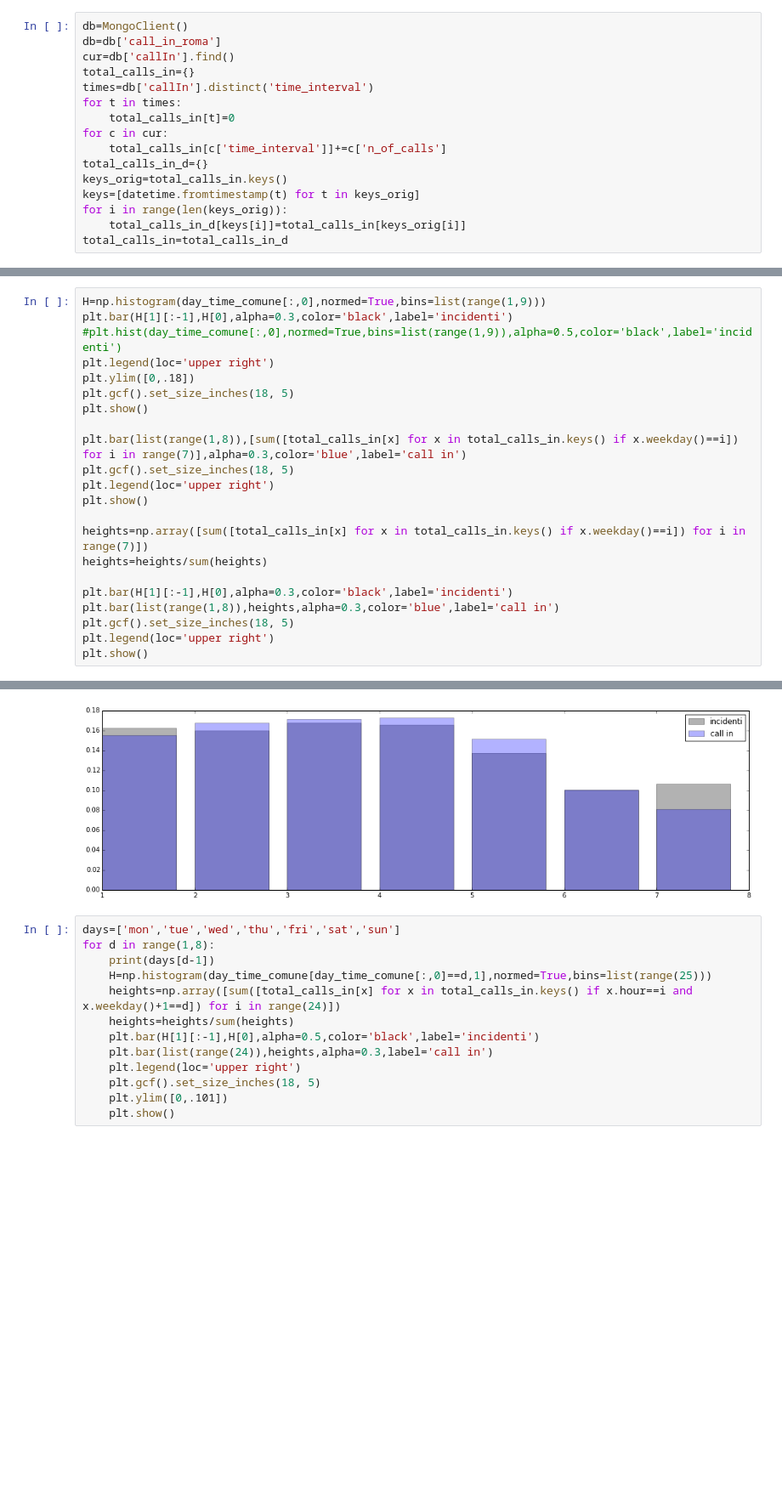
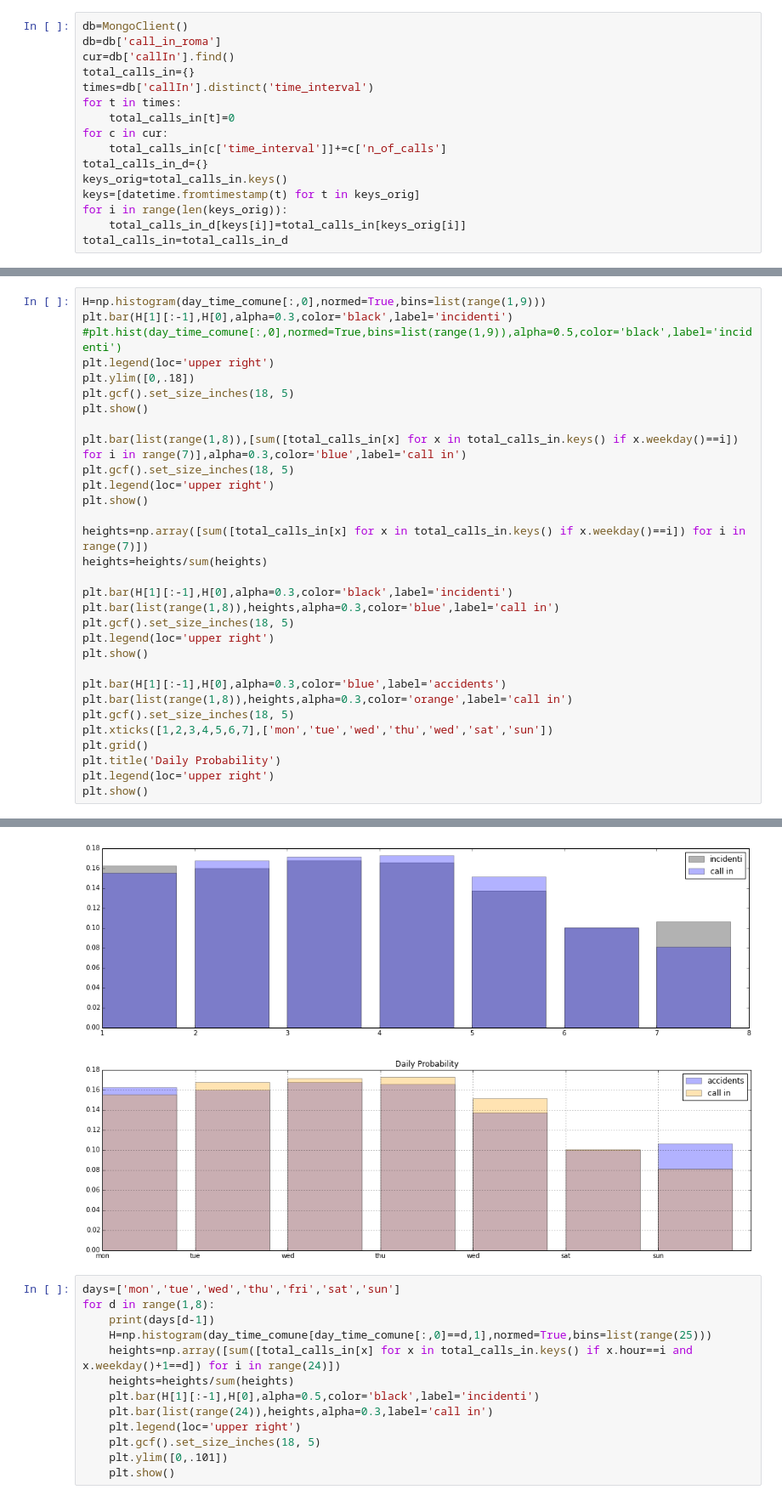
Before and after one commit to massaroantonio/telecom_bigdata, a Jupyter notebook: correlation_incindents_call_in.ipynb, the cells around one changed output, grey strips where cells are left out. Shown at 85% size. Drawn from its saved outputs; the diff is of its cells as text; blank space fills up the shorter version.

```diff
--- a/correlation_incindents_call_in.ipynb
+++ b/correlation_incindents_call_in.ipynb
@@ -70,29 +74,39 @@ plt.show()
 # %%
 H=np.histogram(day_time_comune[:,0],normed=True,bins=list(range(1,9)))
 plt.bar(H[1][:-1],H[0],alpha=0.3,color='black',label='incidenti')
 #plt.hist(day_time_comune[:,0],normed=True,bins=list(range(1,9)),alpha=0.5,color='black',label='incidenti')
 plt.legend(loc='upper right')
 plt.ylim([0,.18])
 plt.gcf().set_size_inches(18, 5)
 plt.show()
 
 plt.bar(list(range(1,8)),[sum([total_calls_in[x] for x in total_calls_in.keys() if x.weekday()==i]) for i in range(7)],alpha=0.3,color='blue',label='call in')
 plt.gcf().set_size_inches(18, 5)
 plt.legend(loc='upper right')
 plt.show()
 
 heights=np.array([sum([total_calls_in[x] for x in total_calls_in.keys() if x.weekday()==i]) for i in range(7)])
 heights=heights/sum(heights)
 
 plt.bar(H[1][:-1],H[0],alpha=0.3,color='black',label='incidenti')
 plt.bar(list(range(1,8)),heights,alpha=0.3,color='blue',label='call in')
 plt.gcf().set_size_inches(18, 5)
 plt.legend(loc='upper right')
 plt.show()
+
+plt.bar(H[1][:-1],H[0],alpha=0.3,color='blue',label='accidents')
+plt.bar(list(range(1,8)),heights,alpha=0.3,color='orange',label='call in')
+plt.gcf().set_size_inches(18, 5)
+plt.xticks([1,2,3,4,5,6,7],['mon','tue','wed','thu','wed','sat','sun'])
+plt.grid()
+plt.title('Daily Probability')
+plt.legend(loc='upper right')
+plt.show()
 # %% [output]
 [figure]
 [figure]
 [figure]
+[figure, added]
 # %%
 days=['mon','tue','wed','thu','fri','sat','sun']
 for d in range(1,8):
```
Also changed, not shown: parts of 1 cell of this notebook, 23 other files.
